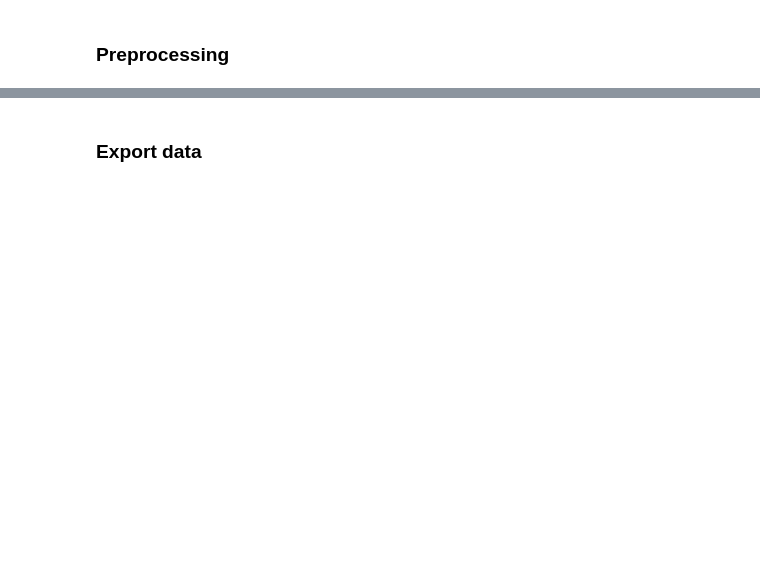
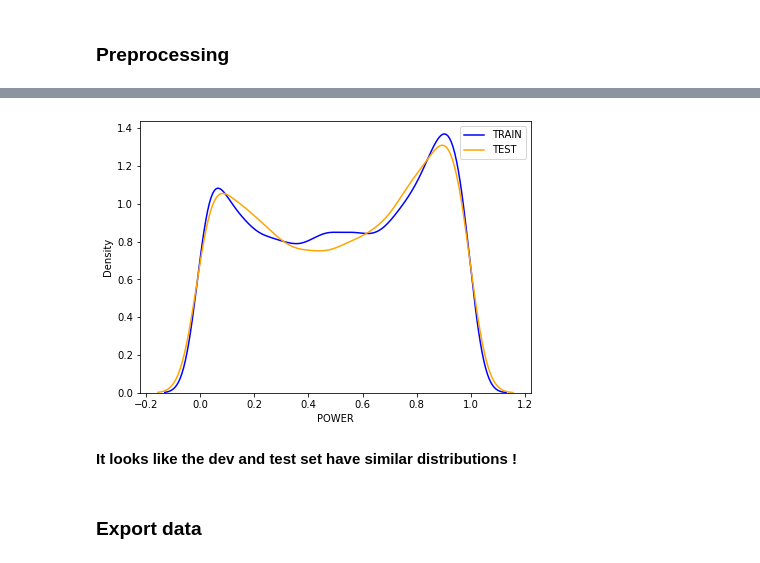
Before and after one commit to YasminaKerkeb/wind-energy-forecasting, a Jupyter notebook: preprocess.ipynb, the cells around one changed output, grey strips where cells are left out. Cells and saved outputs as stored; diff of their text form; code cells hidden in the pictures; blank space fills up the shorter version.

```diff
--- a/preprocess.ipynb
+++ b/preprocess.ipynb
@@ -78,3 +115,13 @@ plt.show()
+# %%
+fig, ax = plt.subplots(figsize=(7,5))
+sns.kdeplot(train_data["POWER"],ax=ax,label='TRAIN',color='blue')
+sns.kdeplot(test_data["POWER"],ax=ax,label='TEST',color="orange")
+plt.legend()
+plt.show()
+# %% [output]
+[figure, added]
+# %% [markdown]
+**It looks like the dev and test set have similar distributions !**
 # %% [markdown]
 ### Export data
 # %%
```
Also changed, not shown: parts of 20 cells of this notebook, 8 other files.
